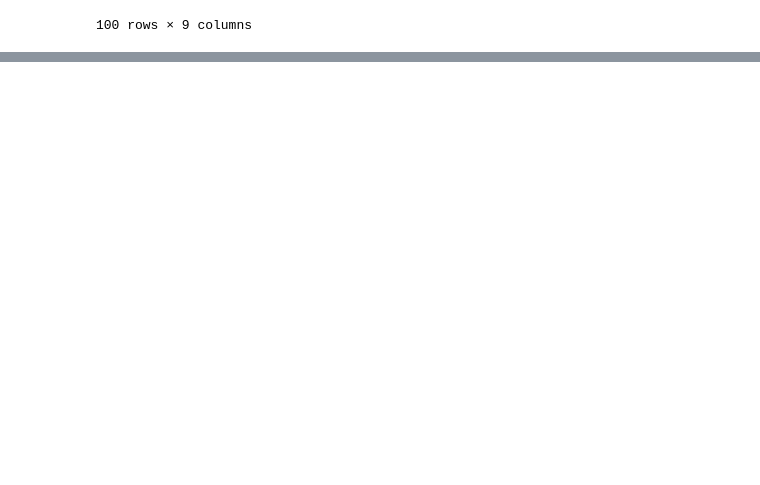
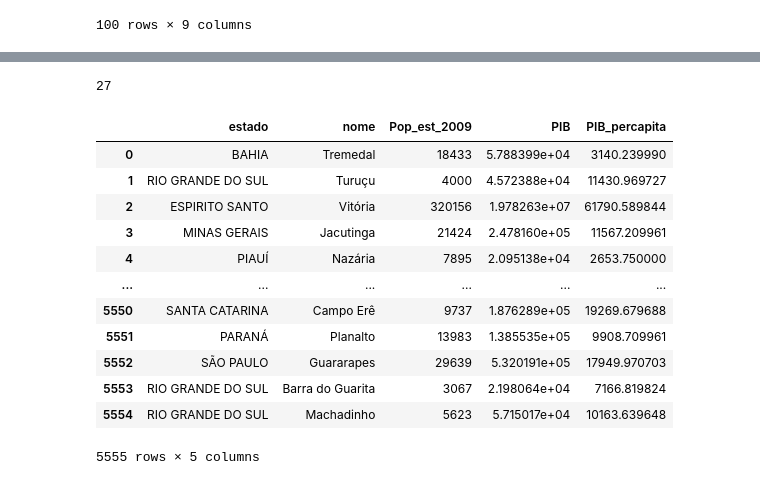
Before and after one commit to jhonatanpaz95/analise-de-dados, a Jupyter notebook: Pandas/pandas.ipynb, the cells around one changed output, grey strips where cells are left out. Saved outputs shown, nothing was run; the diff lists cells and outputs as text; code cells hidden in the pictures; blank space fills up the shorter version.

```diff
--- a/Pandas/pandas.ipynb
+++ b/Pandas/pandas.ipynb
@@ -104,0 +188,37 @@ AttributeError: 'DataFrame' object has no attribute 'dtype'
+# %%
+estados_df = pd.read_csv('estados-limpo.csv', sep=';')
+cidades_df = pd.read_csv('cidades-limpo.csv', sep=';')
+
+#renomear o cidades_df
+cidades_df = cidades_df.rename(columns={'UF':'estado'})
+
+lista_estados = set(cidades_df['estado'].tolist()) # transforma uma coluna em uma lista / o set tira os valores repetidos
+print(len(lista_estados))
+# %% [output]
+27
+# %%
+
+# mudando valores com acentos:
+atualizar_acentos = {
+    'AMAPA': 'AMAPÁ', 'CEARA': 'CEARÁ', 'GOIAS': 'GOIÁS', 'MARANHAO':'MARANHÃO', 'PARA': 'PARÁ', 'PARAIBA':'PARAÍBA', 'PARANA':'PARANÁ',
+    'PIAUI':'PIAUÍ', 'RONDONIA':'RONDÔNIA', 'SAO PAULO':'SÃO PAULO'
+}
+
+estados_df['estado'] = estados_df['estado'].replace(atualizar_acentos)
+
+
+display(cidades_df)
+# %% [output]
+|  | estado | nome | Pop_est_2009 | PIB | PIB_percapita |
+| 0 | BAHIA | Tremedal | 18433 | 5.788399e+04 | 3140.239990 |
+| 1 | RIO GRANDE DO SUL | Turuçu | 4000 | 4.572388e+04 | 11430.969727 |
+| 2 | ESPIRITO SANTO | Vitória | 320156 | 1.978263e+07 | 61790.589844 |
+| 3 | MINAS GERAIS | Jacutinga | 21424 | 2.478160e+05 | 11567.209961 |
+| 4 | PIAUÍ | Nazária | 7895 | 2.095138e+04 | 2653.750000 |
+| ... | ... | ... | ... | ... | ... |
+| 5550 | SANTA CATARINA | Campo Erê | 9737 | 1.876289e+05 | 19269.679688 |
+| 5551 | PARANÁ | Planalto | 13983 | 1.385535e+05 | 9908.709961 |
+| 5552 | SÃO PAULO | Guararapes | 29639 | 5.320191e+05 | 17949.970703 |
+| 5553 | RIO GRANDE DO SUL | Barra do Guarita | 3067 | 2.198064e+04 | 7166.819824 |
+| 5554 | RIO GRANDE DO SUL | Machadinho | 5623 | 5.715017e+04 | 10163.639648 |
+5555 rows × 5 columns
```
Also changed, not shown: parts of 25 cells of this notebook, 1 other file.
